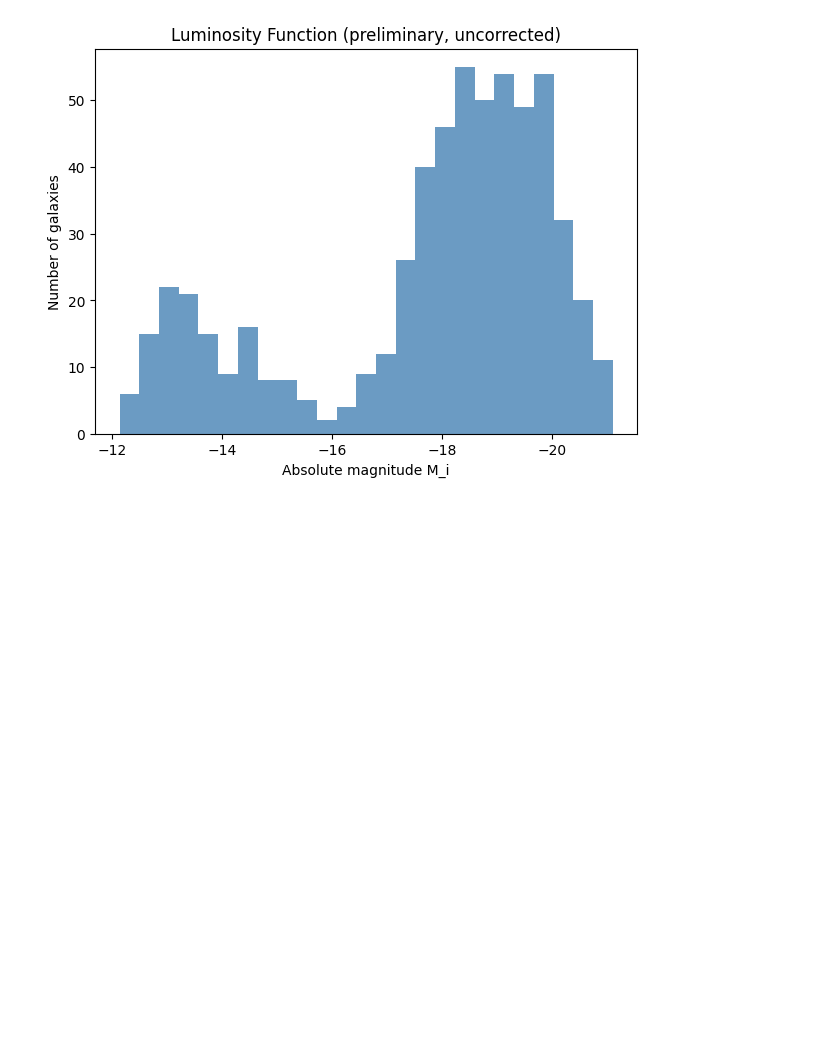
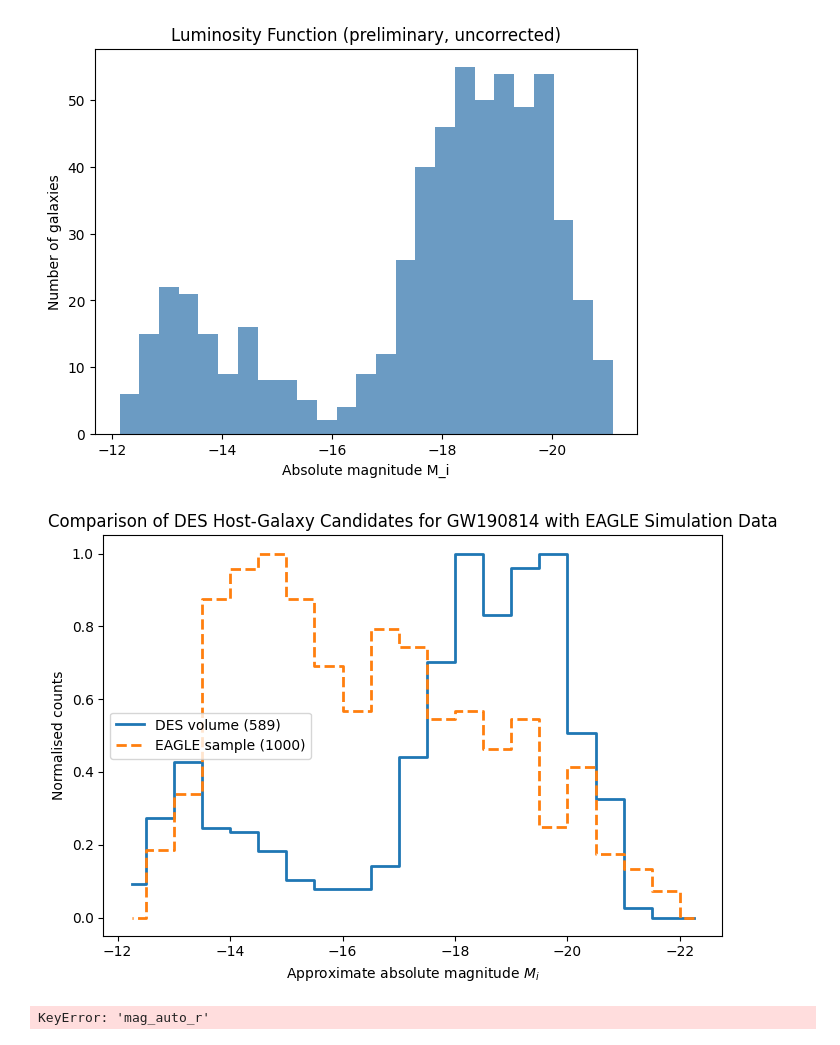
Before and after one commit to saatour/GW170817, a Jupyter notebook: Cross matching with galaxy surveys 06112025.ipynb, the cells around one changed output. Cells and saved outputs as stored; diff of their text form; code cells hidden in the pictures; blank space fills up the shorter version.

```diff
--- a/Cross matching with galaxy surveys 06112025.ipynb
+++ b/Cross matching with galaxy surveys 06112025.ipynb
@@ -1149,3 +1149,81 @@ plt.title("Luminosity Function (preliminary, uncorrected)")
 plt.show()
 # %% [output]
 [figure]
+# %%
+import numpy as np
+import pandas as pd
+import matplotlib.pyplot as plt
+from astropy.cosmology import Planck18 as cosmo
+
+# ---------- DES sample ----------
+des = pd.read_csv("GW190814_candidates_90pct.csv")
+
+# Compute DES absolute i-band magnitudes
+DL_pc = cosmo.luminosity_distance(des["dnf_z"]).to("pc").value
+des["Mi"] = des["mag_auto_i"] - 5 * np.log10(DL_pc / 10.0)
+
+# ---------- EAGLE sample (1000 rows from eagle.csv) ----------
+eag = pd.read_csv("eagle_subhalo_stellarmass.csv")  # this is the file you downloaded
+
+# Adjust the column name if needed:
+if "Stars_Mass" in eag.columns:
+    Mstar = eag["Stars_Mass"].values
+elif "Mstar" in eag.columns:
+    Mstar = eag["Mstar"].values
+else:
+    raise ValueError("I can't find a stellar-mass column. Found: " + ", ".join(eag.columns))
+
+# Keep only positive masses
+Mstar = Mstar[Mstar > 0]
+
+# Approximate i-band absolute magnitude from stellar mass:
+M_sun_i = 4.58      # solar absolute mag in i band (approx)
+ML_i     = 1.5      # rough M*/L_i in solar units
+
+logL   = np.log10(Mstar) - np.log10(ML_i)
+Mi_eag = M_sun_i - 2.5 * logL
+
+eag_df = pd.DataFrame({"Mi": Mi_eag})
+
+# ---------- Build luminosity functions ----------
+Mmin = min(des["Mi"].min(), eag_df["Mi"].min())
+Mmax = max(des["Mi"].max(), eag_df["Mi"].max())
+bins = np.arange(np.floor(Mmin)-0.5, np.ceil(Mmax)+0.5, 0.5)
+
+des_hist, bin_edges = np.histogram(des["Mi"], bins=bins)
+eag_hist, _         = np.histogram(eag_df["Mi"], bins=bins)
+bin_centers = 0.5 * (bin_edges[:-1] + bin_edges[1:])
+
+# Normalise for *shape* comparison
+des_norm = des_hist / des_hist.max() if des_hist.max() > 0 else des_hist
+eag_norm = eag_hist / eag_hist.max() if eag_hist.max() > 0 else eag_hist
+
+# ---------- Plot ----------
+plt.figure(figsize=(7,5))
+plt.step(bin_centers, des_norm, where="mid", label="DES volume (589)", lw=2)
+plt.step(bin_centers, eag_norm, where="mid", label="EAGLE sample (1000)", lw=2, ls="--")
+
+plt.gca().invert_xaxis()
+plt.xlabel("Approximate absolute magnitude $M_i$")
+plt.ylabel("Normalised counts")
+plt.title("Comparison of DES Host-Galaxy Candidates for GW190814 with EAGLE Simulation Data")
+plt.legend()
+plt.tight_layout()
+plt.show()
+# %% [output]
+[figure, added]
+# %%
+df = pd.read_csv("GW190814_candidates_90pct.csv")
+df["DL_pc"] = cosmo.luminosity_distance(df["dnf_z"]).to("pc").value
+df["Mr"] = df["mag_auto_r"] - 5 * np.log10(df["DL_pc"] / 10)
+df["g_r"] = df["mag_auto_g"] - df["mag_auto_r"]
+
+plt.figure(figsize=(7,5))
+plt.scatter(df["Mr"], df["g_r"], s=12, alpha=0.6, color="purple")
+plt.gca().invert_xaxis()
+plt.xlabel("M_r")
+plt.ylabel("g - r")
+plt.title("Color–Magnitude Diagram")
+plt.show()
+# %% [output]
+KeyError: 'mag_auto_r'
```
Also changed, not shown: parts of 10 cells of this notebook.
